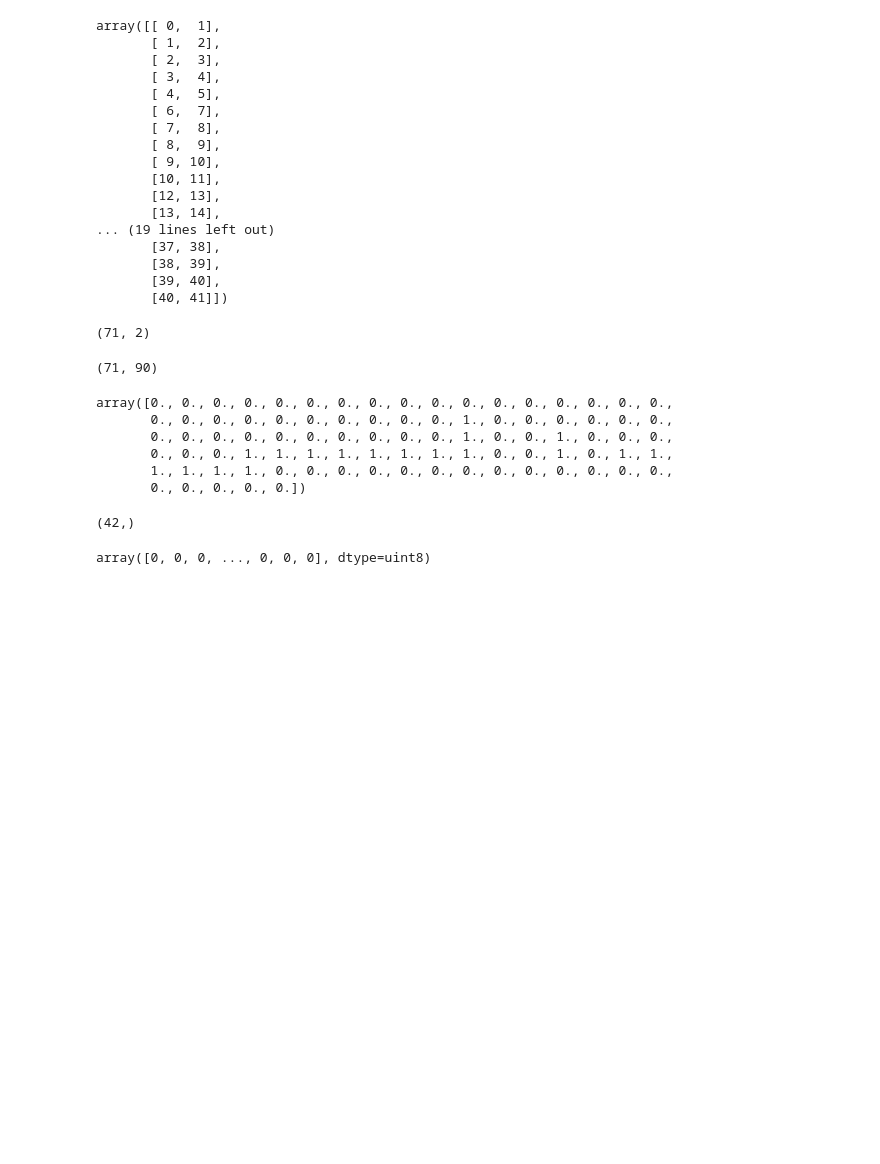
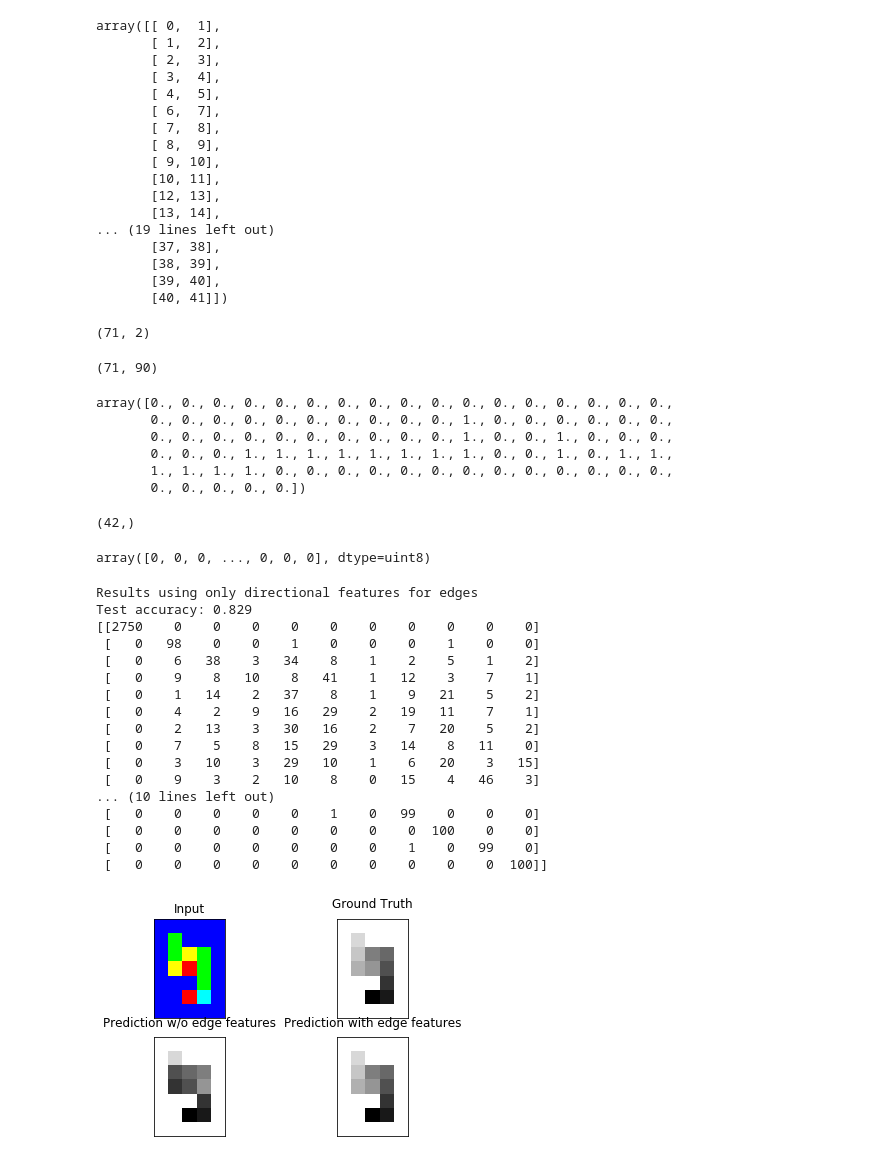
Before and after one commit to beelze-b/Inference-CRF-Dota-Draft, a Jupyter notebook: PlayingAround.ipynb, the cells around one changed output. Cells and saved outputs as stored; diff of their text form; code cells hidden in the pictures; blank space fills up the shorter version.

```diff
--- a/PlayingAround.ipynb
+++ b/PlayingAround.ipynb
@@ -306,3 +322,69 @@ np.hstack([y.ravel() for y in Y_train])
 array([0, 0, 0, ..., 0, 0, 0], dtype=uint8)
 # %%
 len(np.unique(np.hstack([y.ravel() for y in Y])))
+# %%
+inference = 'qpbo'
+# first, train on X with directions only:
+crf = EdgeFeatureGraphCRF(inference_method=inference)
+ssvm = OneSlackSSVM(crf, inference_cache=50, C=.1, tol=.1, max_iter=100,
+                    n_jobs=1)
+ssvm.fit(X_train_directions, Y_train_flat)
+
+# Evaluate using confusion matrix.
+# Clearly the middel of the snake is the hardest part.
+X_test, Y_test = snakes['X_test'], snakes['Y_test']
+X_test = [one_hot_colors(x) for x in X_test]
+Y_test_flat = [y_.ravel() for y_ in Y_test]
+X_test_directions, X_test_edge_features = prepare_data(X_test)
+Y_pred = ssvm.predict(X_test_directions)
+print("Results using only directional features for edges")
+print("Test accuracy: %.3f"
+      % accuracy_score(np.hstack(Y_test_flat), np.hstack(Y_pred)))
+print(confusion_matrix(np.hstack(Y_test_flat), np.hstack(Y_pred)))
+
+# now, use more informative edge features:
+crf = EdgeFeatureGraphCRF(inference_method=inference)
+ssvm = OneSlackSSVM(crf, inference_cache=50, C=.1, tol=.1, switch_to='ad3',
+                    n_jobs=-1)
+ssvm.fit(X_train_edge_features, Y_train_flat)
+Y_pred2 = ssvm.predict(X_test_edge_features)
+print("Results using also input features for edges")
+print("Test accuracy: %.3f"
+      % accuracy_score(np.hstack(Y_test_flat), np.hstack(Y_pred2)))
+print(confusion_matrix(np.hstack(Y_test_flat), np.hstack(Y_pred2)))
+
+# plot stuff
+fig, axes = plt.subplots(2, 2)
+axes[0, 0].imshow(snakes['X_test'][0], interpolation='nearest')
+axes[0, 0].set_title('Input')
+y = Y_test[0].astype(np.int)
+bg = 2 * (y != 0)  # enhance contrast
+axes[0, 1].matshow(y + bg, cmap=plt.cm.Greys)
+axes[0, 1].set_title("Ground Truth")
+axes[1, 0].matshow(Y_pred[0].reshape(y.shape) + bg, cmap=plt.cm.Greys)
+axes[1, 0].set_title("Prediction w/o edge features")
+axes[1, 1].matshow(Y_pred2[0].reshape(y.shape) + bg, cmap=plt.cm.Greys)
+axes[1, 1].set_title("Prediction with edge features")
+for a in axes.ravel():
+    a.set_xticks(())
+    a.set_yticks(())
+plt.show()
+# %% [output]
+Results using only directional features for edges
+Test accuracy: 0.829
+[[2750    0    0    0    0    0    0    0    0    0    0]
+ [   0   98    0    0    1    0    0    0    1    0    0]
+ [   0    6   38    3   34    8    1    2    5    1    2]
+ [   0    9    8   10    8   41    1   12    3    7    1]
+ [   0    1   14    2   37    8    1    9   21    5    2]
+ [   0    4    2    9   16   29    2   19   11    7    1]
+ [   0    2   13    3   30   16    2    7   20    5    2]
+ [   0    7    5    8   15   29    3   14    8   11    0]
+ [   0    3   10    3   29   10    1    6   20    3   15]
+ [   0    9    3    2   10    8    0   15    4   46    3]
+... (10 lines left out)
+ [   0    0    0    0    0    1    0   99    0    0    0]
+ [   0    0    0    0    0    0    0    0  100    0    0]
+ [   0    0    0    0    0    0    0    1    0   99    0]
+ [   0    0    0    0    0    0    0    0    0    0  100]]
+[figure, added]
```
Also changed, not shown: parts of 9 cells of this notebook.
